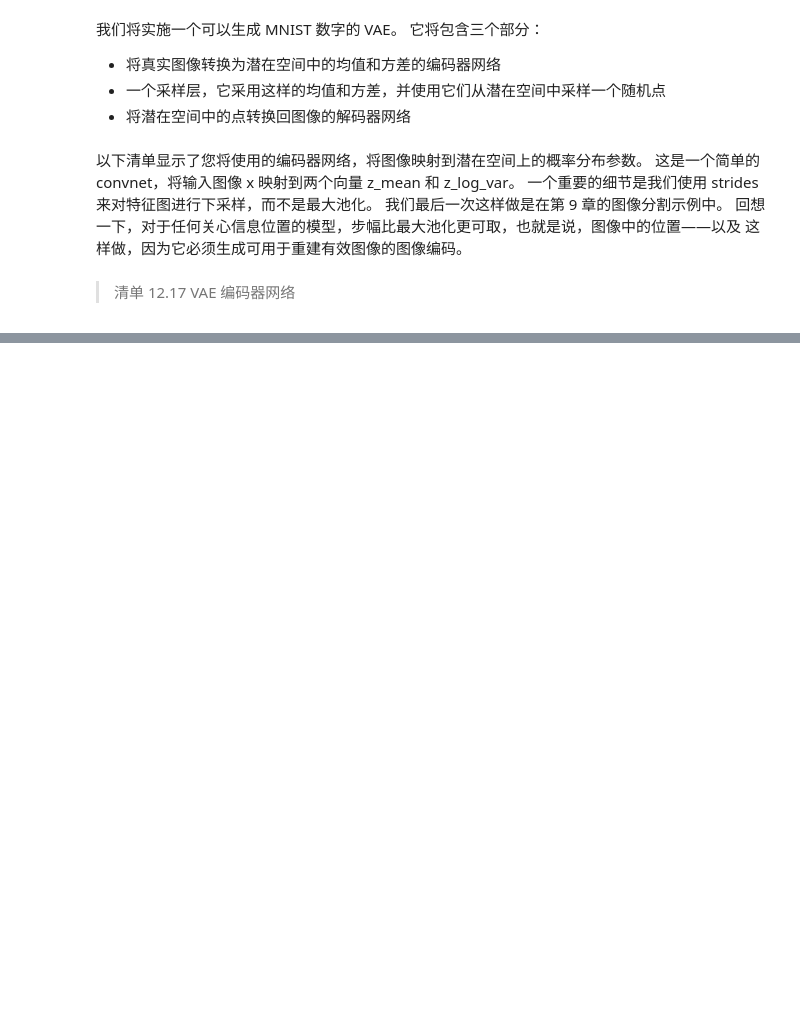
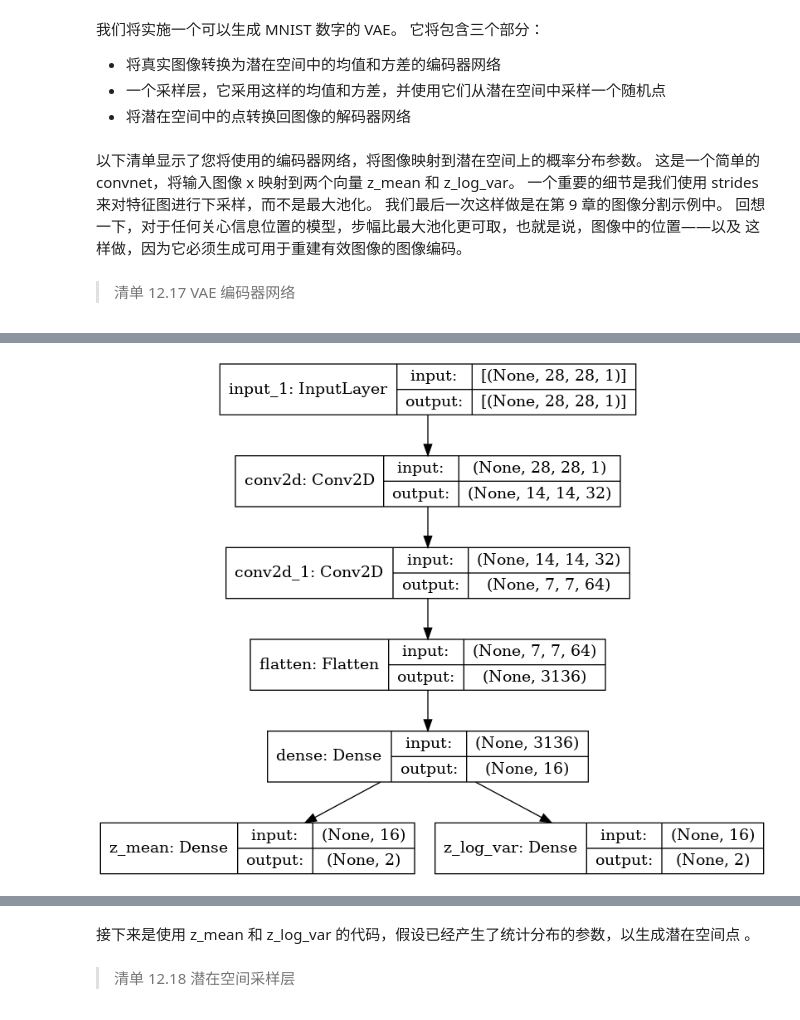
Before and after one commit to ustchope/dlwpn, a Jupyter notebook: ch12.ipynb, the cells around one changed output, grey strips where cells are left out. Drawn from its saved outputs; the diff is of its cells as text; code cells hidden in the pictures; blank space fills up the shorter version.

```diff
--- a/ch12.ipynb
+++ b/ch12.ipynb
@@ -989,0 +1019,4 @@ encoder = keras.Model(encoder_inputs, [z_mean, z_log_var], name="encoder")
+# %%
+plot_model(encoder, show_shapes=True)
+# %% [output]
+[figure, added]
@@ -989,0 +1024,4 @@ encoder = keras.Model(encoder_inputs, [z_mean, z_log_var], name="encoder")
+# %% [markdown]
+接下来是使用 z_mean 和 z_log_var 的代码，假设已经产生了统计分布的参数，以生成潜在空间点 。
+# %% [markdown]
+> 清单 12.18 潜在空间采样层
```
Also changed, not shown: parts of 36 cells of this notebook.
